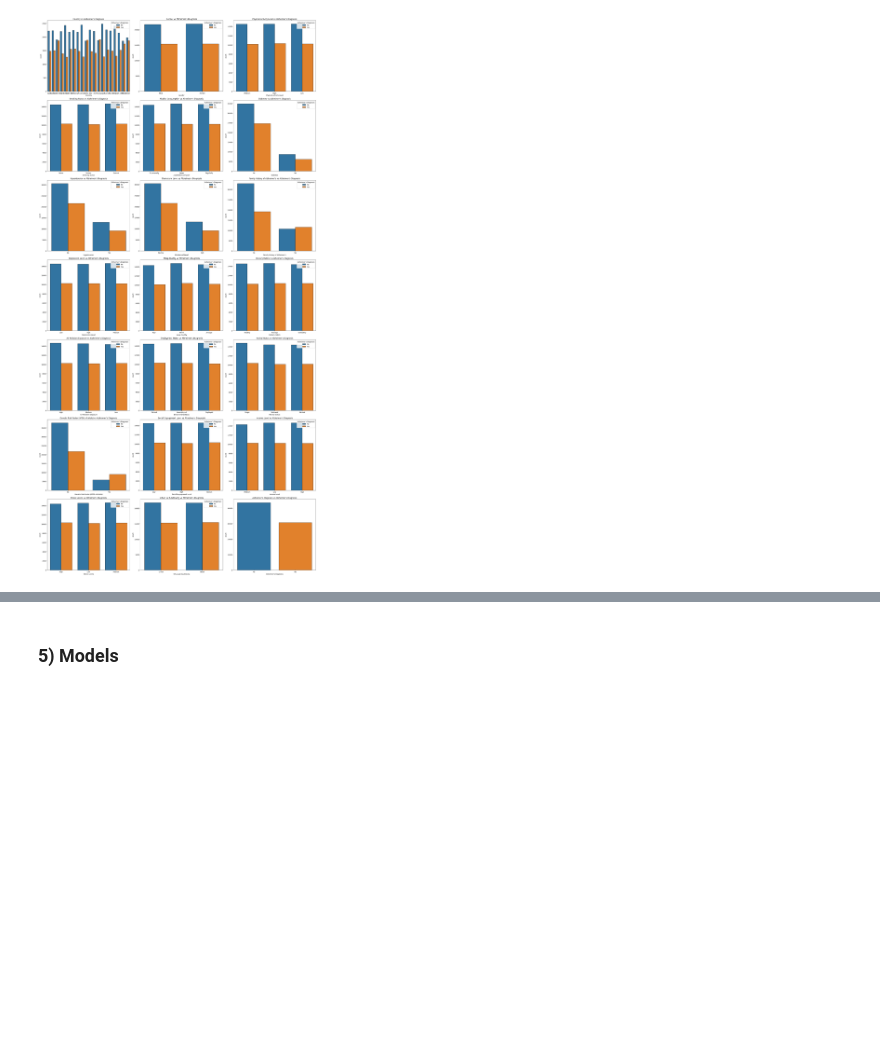
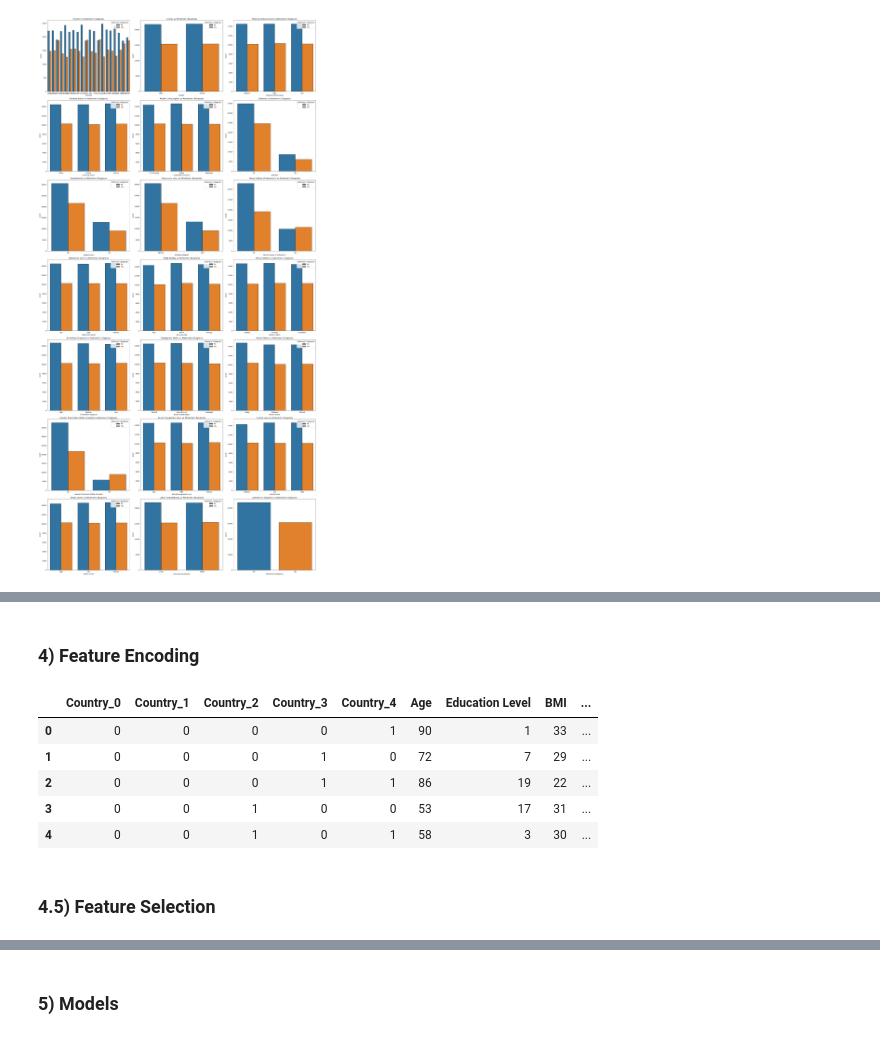
Before and after one commit to Zander-Rothering/Chem277a_Project_II, a Jupyter notebook: Project_II.ipynb, the cells around one changed output, grey strips where cells are left out. Drawn from its saved outputs; the diff is of its cells as text; code cells hidden in the pictures; blank space fills up the shorter version.

```diff
--- a/Project_II.ipynb
+++ b/Project_II.ipynb
@@ -350,0 +227,47 @@ for col in numeric_features:
+# %% [markdown]
+### 4) Feature Encoding
+# %%
+df_alz = alz_data_x.copy()
+binary_features = ['Gender', 'Smoking Status', 'Alcohol Consumption', 'Diabetes', 'Hypertension',
+                   'Cholesterol Level', 'Family History of Alzheimer’s', 'Sleep Quality', 'Dietary Habits', 'Employment Status',
+                   'Marital Status', 'Genetic Risk Factor (APOE-ε4 allele)', 'Urban vs Rural Living']
+ordinal_features = ['Physical Activity Level', 'Depression Level', 'Air Pollution Exposure', 'Social Engagement Level',
+                    'Income Level', 'Stress Levels']
+numeric_features = ['Age', 'Education Level', 'BMI', 'Cognitive Test Score']
+high_card_features = ['Country']
+
+
+# Binary/nominal encoding (one-hot, drop first to avoid multicollinearity)
+df_alz_bin = pd.get_dummies(df_alz, columns=binary_features, drop_first=True)
+df_alz_bin = df_alz_bin.drop(columns=ordinal_features + high_card_features).astype(int)
+
+#Ordinal Encoding - explicit category order per feature
+ordinal_categories = [
+    ['Low', 'Medium', 'High'],  # Physical Activity Level
+    ['Low', 'Medium', 'High'],  # Depression Level
+    ['Low', 'Medium', 'High'],  # Air Pollution Exposure
+    ['Low', 'Medium', 'High'],  # Social Engagement Level
+    ['Low', 'Medium', 'High'],  # Income Level
+    ['Low', 'Medium', 'High'],  # Stress Levels
+]
+
+ord_encoder = OrdinalEncoder(categories= ordinal_categories)
+df_ordinal = df_alz[ordinal_features].copy()
+df_ordinal[ordinal_features] = ord_encoder.fit_transform(df_ordinal[ordinal_features])
+
+#binary for high cardinality feature
+bin_encoder = BinaryEncoder(cols=['Country'])
+df_country = bin_encoder.fit_transform(df_alz[high_card_features].copy())
+
+#joining all encoded pieces, not doing scaling yet
+df_alz_encoded = df_country.join([df_alz_bin, df_ordinal], how='outer')
+df_alz_encoded.head()
+# %% [output]
+|  | Country_0 | Country_1 | Country_2 | Country_3 | Country_4 | Age | Education Level | BMI | ... |
+| 0 | 0 | 0 | 0 | 0 | 1 | 90 | 1 | 33 | ... |
+| 1 | 0 | 0 | 0 | 1 | 0 | 72 | 7 | 29 | ... |
+| 2 | 0 | 0 | 0 | 1 | 1 | 86 | 19 | 22 | ... |
+| 3 | 0 | 0 | 1 | 0 | 0 | 53 | 17 | 31 | ... |
+| 4 | 0 | 0 | 1 | 0 | 1 | 58 | 3 | 30 | ... |
+# %% [markdown]
+### 4.5) Feature Selection
```
Also changed, not shown: parts of 21 cells of this notebook.
